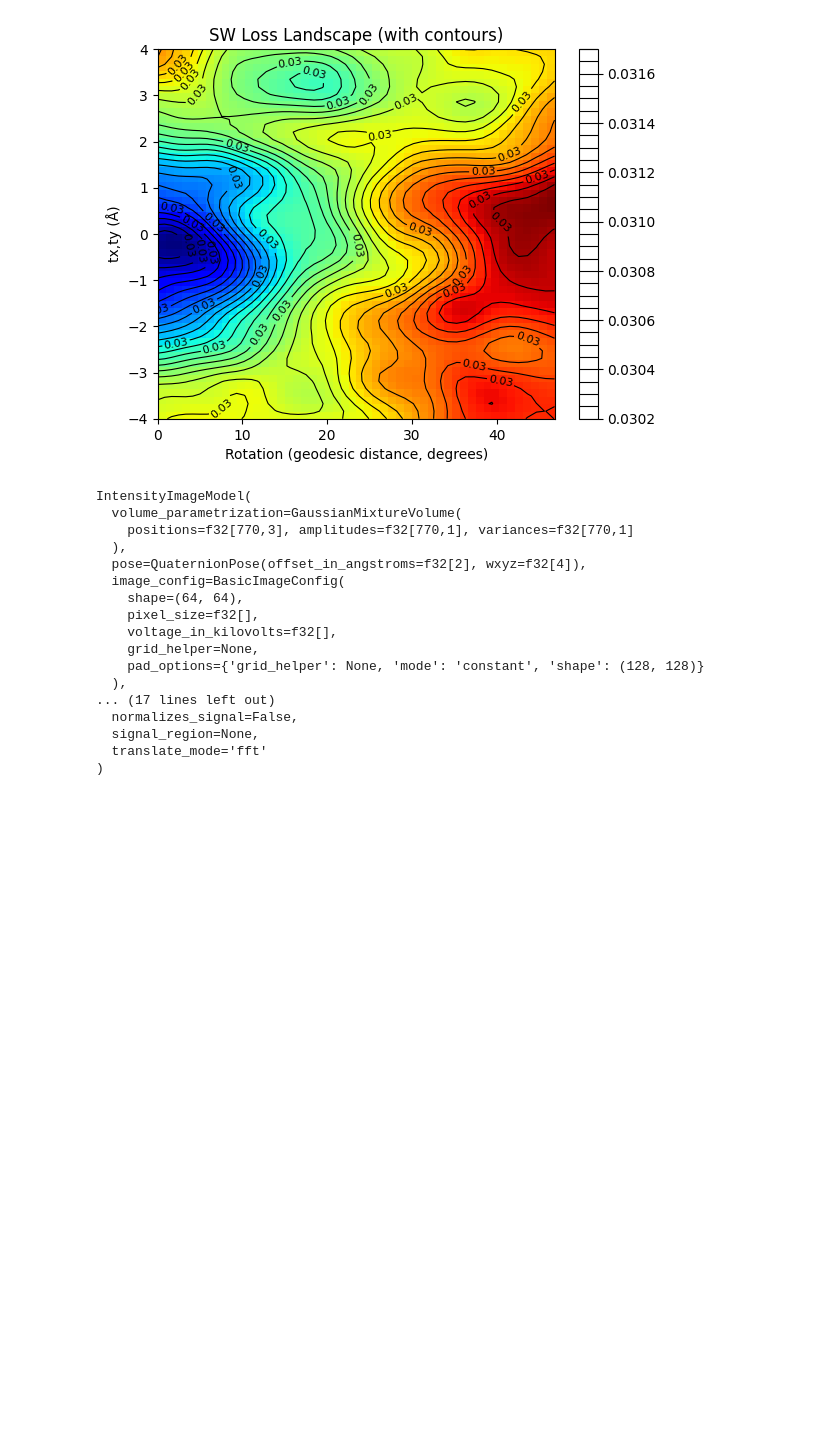
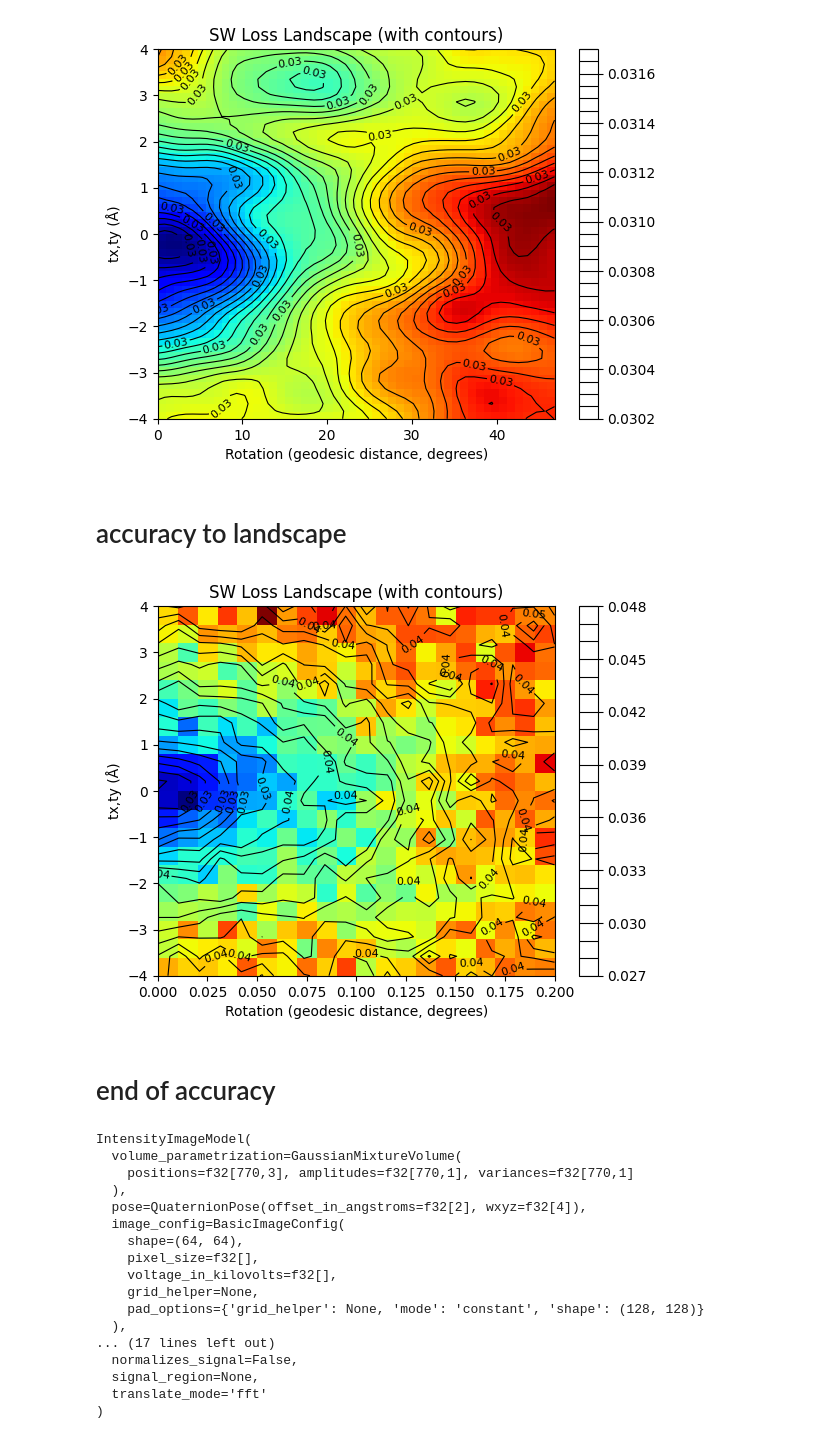
Before and after one commit to flatironinstitute/GOTO-SWAP, a Jupyter notebook: examples/cryojax_joint_optimization.ipynb, the cells around one changed output. Cells and saved outputs as stored; diff of their text form; code cells hidden in the pictures; blank space fills up the shorter version.

```diff
--- a/examples/cryojax_joint_optimization.ipynb
+++ b/examples/cryojax_joint_optimization.ipynb
@@ -327,3 +327,5 @@ plt.show()
 # %% [output]
 [figure]
 [figure]
+# %% [markdown]
+# accuracy to landscape
@@ -330,3 +395,27 @@ plt.show()
+# %%
+# Plot SW landscape with contours
+plt.figure()
+plt.imshow(
+    sw_landscape,
+    extent=(other_grid[0], other_grid[-1], cv_grid[0], cv_grid[-1]),
+    origin='lower',
+    aspect='auto',
+    cmap='jet'
+)
+levels = 20
+X, Y = np.meshgrid(other_grid, cv_grid)
+contours = plt.contour(X, Y, sw_landscape_avg, levels=levels, colors='k', linewidths=0.8)
+plt.clabel(contours, inline=True, fontsize=8, fmt="%.2f")
+
+plt.colorbar()
+plt.xlabel('Rotation (geodesic distance, degrees)')
+plt.ylabel('tx,ty (Å)')
+plt.title('SW Loss Landscape (with contours)')
+plt.show()
+# %% [output]
+[figure, added]
+# %% [markdown]
+# end of accuracy
 # %%
 # from cryojax.simulator._pose import SO3
 # SO3(
```
Also changed, not shown: parts of 2 cells of this notebook, 2 other files.
